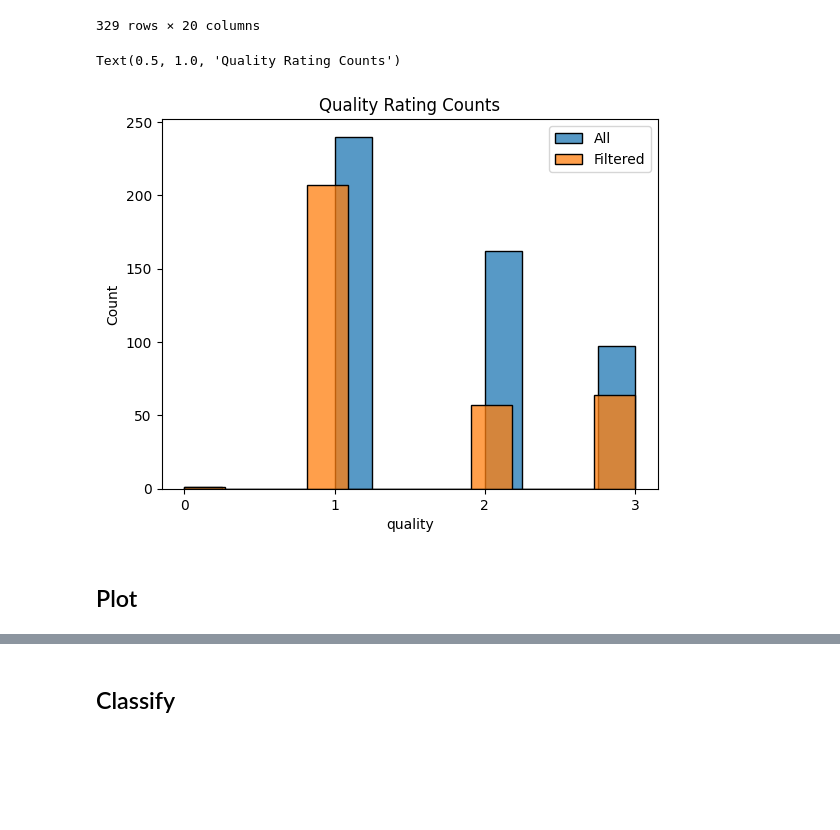
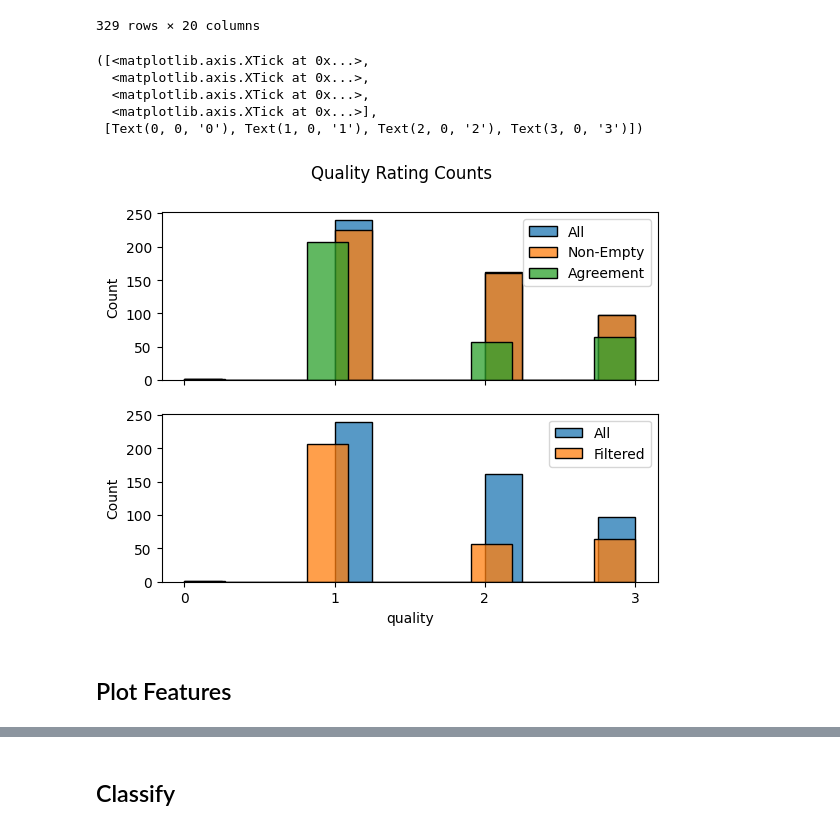
Before and after one commit to LAHTeR/nautilusocr, a Jupyter notebook: notebooks/quality.ipynb, the cells around one changed output, grey strips where cells are left out. Saved outputs shown, nothing was run; the diff lists cells and outputs as text; code cells hidden in the pictures; blank space fills up the shorter version.

Commit message:
Refactor plots, analyses.

```diff
--- a/notebooks/quality.ipynb
+++ b/notebooks/quality.ipynb
@@ -659,10 +659,15 @@ judgements.iloc[judgements.quality.sort_values().index]
 | 171 | 172 | Slecht | Leesvolgorde | 3 | slecht | leesvolgorde | ... |
 500 rows × 20 columns
 # %%
-filtered = judgements.loc[
-    (judgements.text.str.len() > 0)
-    & (judgements["Ranking Kay"] == judgements["Ranking Maartje"])
-]
+non_empty = judgements.loc[(judgements.text.str.len() > 0)]
+agreement = judgements.loc[judgements["Ranking Kay"] == judgements["Ranking Maartje"]]
+
+# filtered = judgements.loc[
+#     (judgements.text.str.len() > 0)
+#     & (judgements["Ranking Kay"] == judgements["Ranking Maartje"])
+# ]
+
+filtered = judgements.iloc[non_empty.index.intersection(agreement.index)]
 filtered
 # %% [output]
 |  | Pagina | Beoordeling | Opmerkingen Kay | Ranking Kay | Oordeel Maartje | Opmerkingen Maartje | ... |
@@ -678,14 +683,32 @@ filtered
 | 496 | 497 | Goed | NaN | 1 | goed | NaN | ... |
 | 498 | 499 | Goed | NaN | 1 | goed | moeite met getallen | ... |
 329 rows × 20 columns
-# %%
-sns.histplot(judgements.quality, label="All")
-sns.histplot(filtered.quality, label="Filtered")
-plt.xticks(range(4))
-plt.legend()
-plt.title("Quality Rating Counts")
-# %% [output]
-Text(0.5, 1.0, 'Quality Rating Counts')
-[figure, removed]
+# %%
+fig, (ax1, ax2) = plt.subplots(nrows=2, sharex=True, sharey=True)
+
+fig.suptitle("Quality Rating Counts")
+
+sns.color_palette("tab10")
+
+#ax1.set_title("Filtering Steps")
+sns.histplot(judgements.quality, label="All", ax=ax1)
+sns.histplot(non_empty.quality, label="Non-Empty", ax=ax1)
+sns.histplot(agreement.quality, label="Agreement", ax=ax1)
+
+#ax2.set_title("Total")
+sns.histplot(judgements.quality, label="All", ax=ax2)
+sns.histplot(filtered.quality, label="Filtered", ax=ax2)
+
+ax1.legend()
+ax2.legend()
+
+plt.xticks(range(4))
+# %% [output]
+([<matplotlib.axis.XTick at 0x...>,
+  <matplotlib.axis.XTick at 0x...>,
+  <matplotlib.axis.XTick at 0x...>,
+  <matplotlib.axis.XTick at 0x...>],
+ [Text(0, 0, '0'), Text(1, 0, '1'), Text(2, 0, '2'), Text(3, 0, '3')])
+[figure, added]
 # %% [markdown]
-## Plot
+## Plot Features
```
Also changed, not shown: parts of 22 cells of this notebook.
